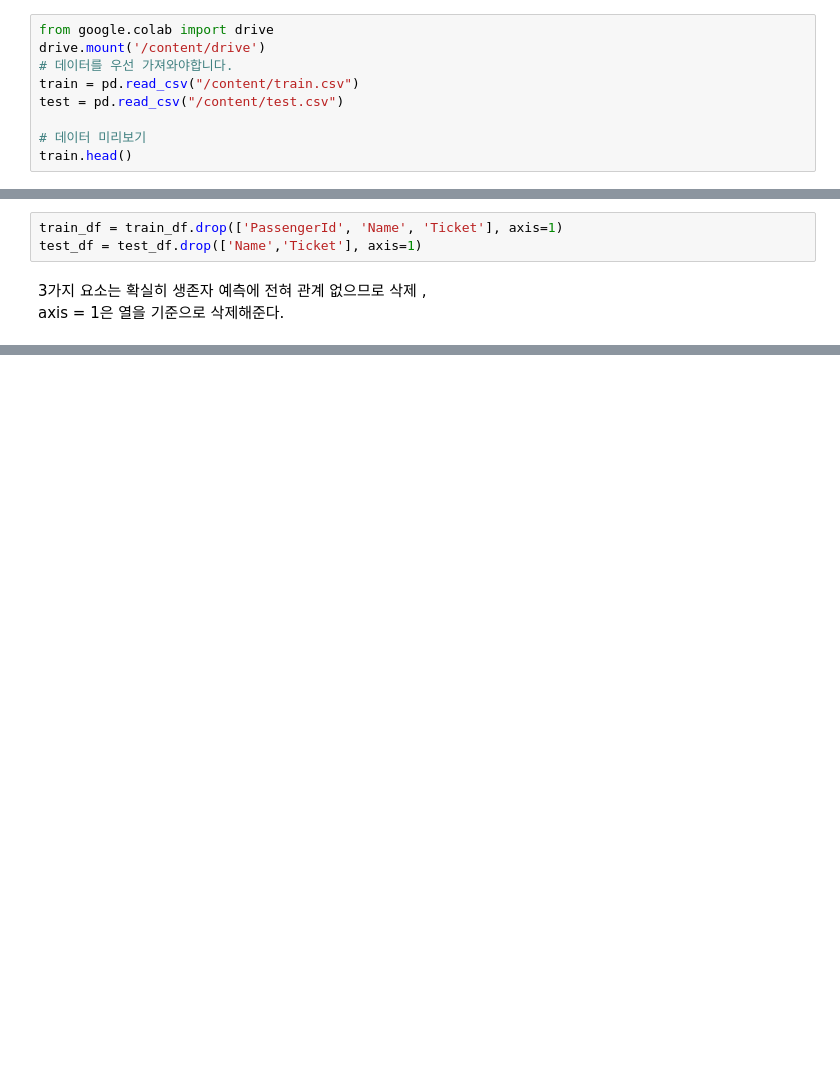
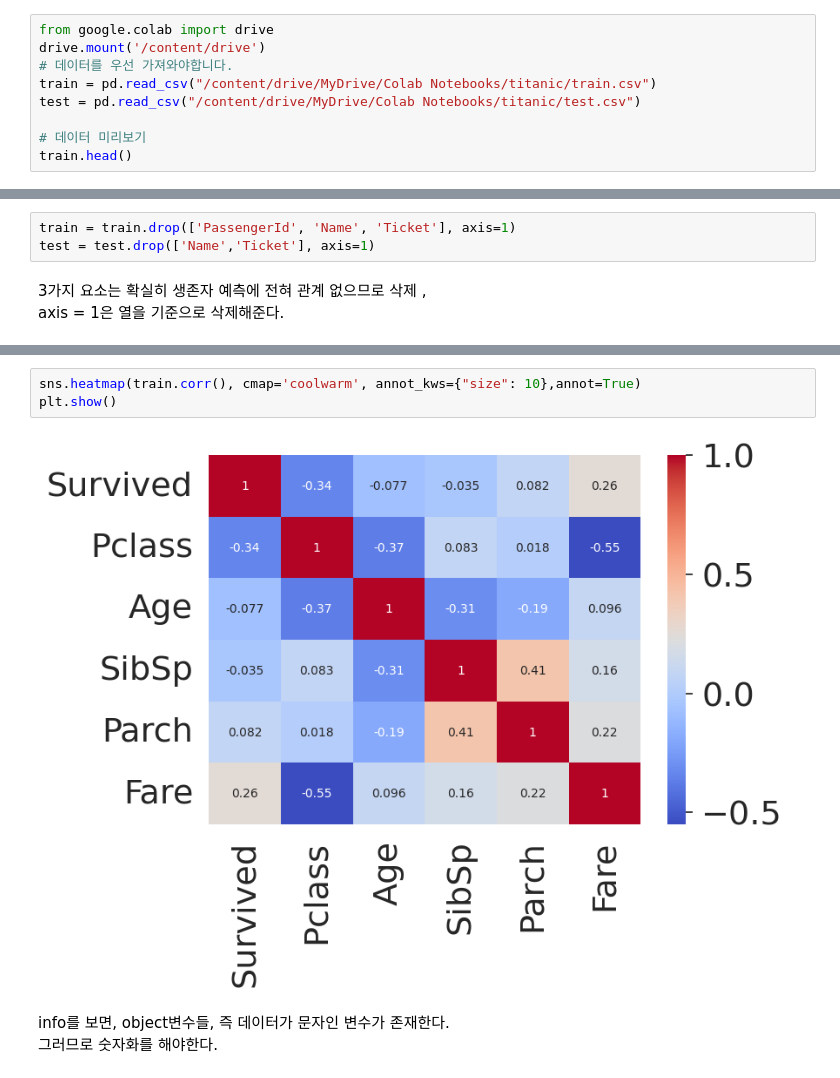
Before and after one commit to jhkang0516/Mogakso, a Jupyter notebook: 타이타닉.ipynb, the cells around one changed output, grey strips where cells are left out. Drawn from its saved outputs; the diff is of its cells as text; blank space fills up the shorter version.

```diff
--- a/타이타닉.ipynb
+++ b/타이타닉.ipynb
@@ -39,8 +39,8 @@ from sklearn.model_selection import train_test_split
 from google.colab import drive
 drive.mount('/content/drive')
 # 데이터를 우선 가져와야합니다.
-train = pd.read_csv("/content/train.csv")
-test = pd.read_csv("/content/test.csv")
+train = pd.read_csv("/content/drive/MyDrive/Colab Notebooks/titanic/train.csv")
+test = pd.read_csv("/content/drive/MyDrive/Colab Notebooks/titanic/test.csv")
 
 # 데이터 미리보기
 train.head()
@@ -93,6 +111,6 @@ null값 존재 X
 # %%
-train_df = train_df.drop(['PassengerId', 'Name', 'Ticket'], axis=1)
-test_df = test_df.drop(['Name','Ticket'], axis=1)
+train = train.drop(['PassengerId', 'Name', 'Ticket'], axis=1)
+test = test.drop(['Name','Ticket'], axis=1)
 # %% [markdown]
 3가지 요소는 확실히 생존자 예측에 전혀 관계 없으므로 삭제 ,
 axis = 1은 열을 기준으로 삭제해준다.
@@ -100,0 +129,8 @@ axis = 1은 열을 기준으로 삭제해준다.
+# %%
+sns.heatmap(train.corr(), cmap='coolwarm', annot_kws={"size": 10},annot=True)
+plt.show()
+# %% [output]
+[figure, added]
+# %% [markdown]
+info를 보면, object변수들, 즉 데이터가 문자인 변수가 존재한다.
+그러므로 숫자화를 해야한다.
```
Also changed, not shown: parts of 29 cells of this notebook.
